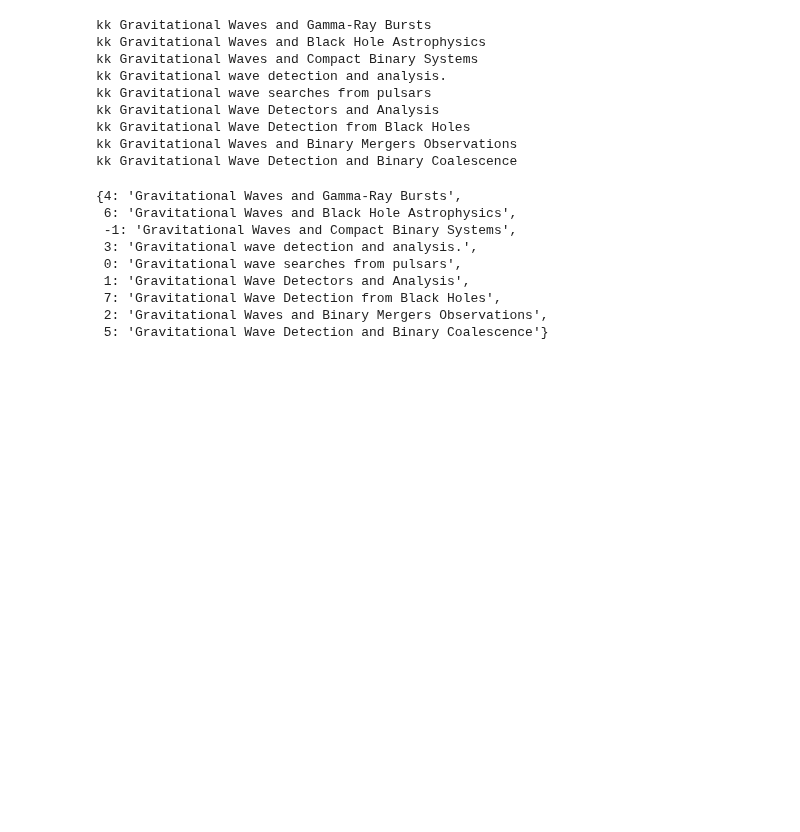
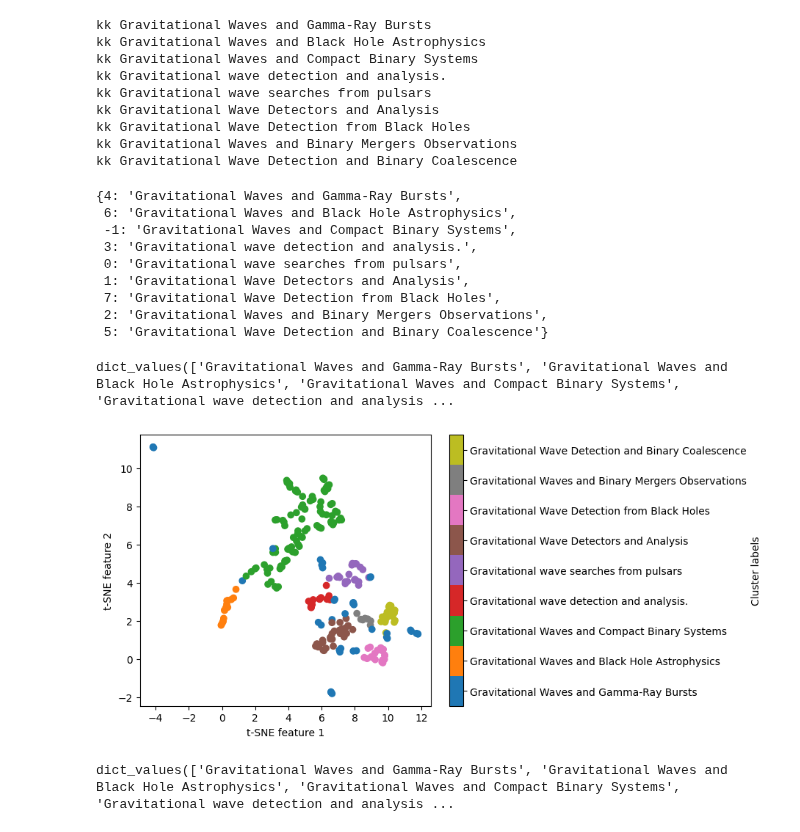
Before and after one commit to AlexandreAdam/Ai4phys_astroai_papers, a Jupyter notebook: simple_embeding.ipynb, the cells around one changed output. Saved outputs shown, nothing was run; the diff lists cells and outputs as text; code cells hidden in the pictures; blank space fills up the shorter version.

```diff
--- a/simple_embeding.ipynb
+++ b/simple_embeding.ipynb
@@ -232,3 +232,29 @@ cluster_topics
  7: 'Gravitational Wave Detection from Black Holes',
  2: 'Gravitational Waves and Binary Mergers Observations',
  5: 'Gravitational Wave Detection and Binary Coalescence'}
+# %%
+def dbscan_plot(embedding_dataset, labels, cluster_names=None, eps=5, metric="euclidean", algorithm="auto", leaf_size=30):
+    n_clusters = max(labels+2)
+
+    # Create a colormap with only 'n_clusters' colors
+    base_cmap = plt.get_cmap("tab10")
+    colors = base_cmap(np.linspace(0, 1, 10))
+    cmap = ListedColormap(colors[:n_clusters])
+
+    plt.scatter(embedding_dataset[:, 0], embedding_dataset[:, 1], c=labels, cmap=cmap)
+    plt.xlabel("t-SNE feature 1")
+    plt.ylabel("t-SNE feature 2")
+
+    # Normalize and create colorbar
+    norm = Normalize(vmin=0, vmax=n_clusters)
+    mappable = ScalarMappable(norm=norm, cmap=cmap)
+    cbar = plt.colorbar(mappable, ax=plt.gca(), label="Cluster labels")
+
+    # Set custom tick positions and labels for the colorbar
+    tick_positions = np.arange(n_clusters) + 0.5
+    cbar.set_ticks(tick_positions)
+    print(cluster_names)
+    if cluster_names is not None:
+        cbar.set_ticklabels(cluster_names)
+    else:
+        cbar.set_ticklabels(np.arange(1, n_clusters + 1))
@@ -234,0 +268,9 @@ cluster_topics
+# %%
+dbscan_plot(umap_embeddings, cluster_labels, cluster_topics.values())
+# %% [output]
+dict_values(['Gravitational Waves and Gamma-Ray Bursts', 'Gravitational Waves and Black Hole Astrophysics', 'Gravitational Waves and Compact Binary Systems', 'Gravitational wave detection and analysis ...
+[figure, added]
+# %%
+cluster_topics.values()
+# %% [output]
+dict_values(['Gravitational Waves and Gamma-Ray Bursts', 'Gravitational Waves and Black Hole Astrophysics', 'Gravitational Waves and Compact Binary Systems', 'Gravitational wave detection and analysis ...
```
Also changed, not shown: parts of 1 cell of this notebook.
